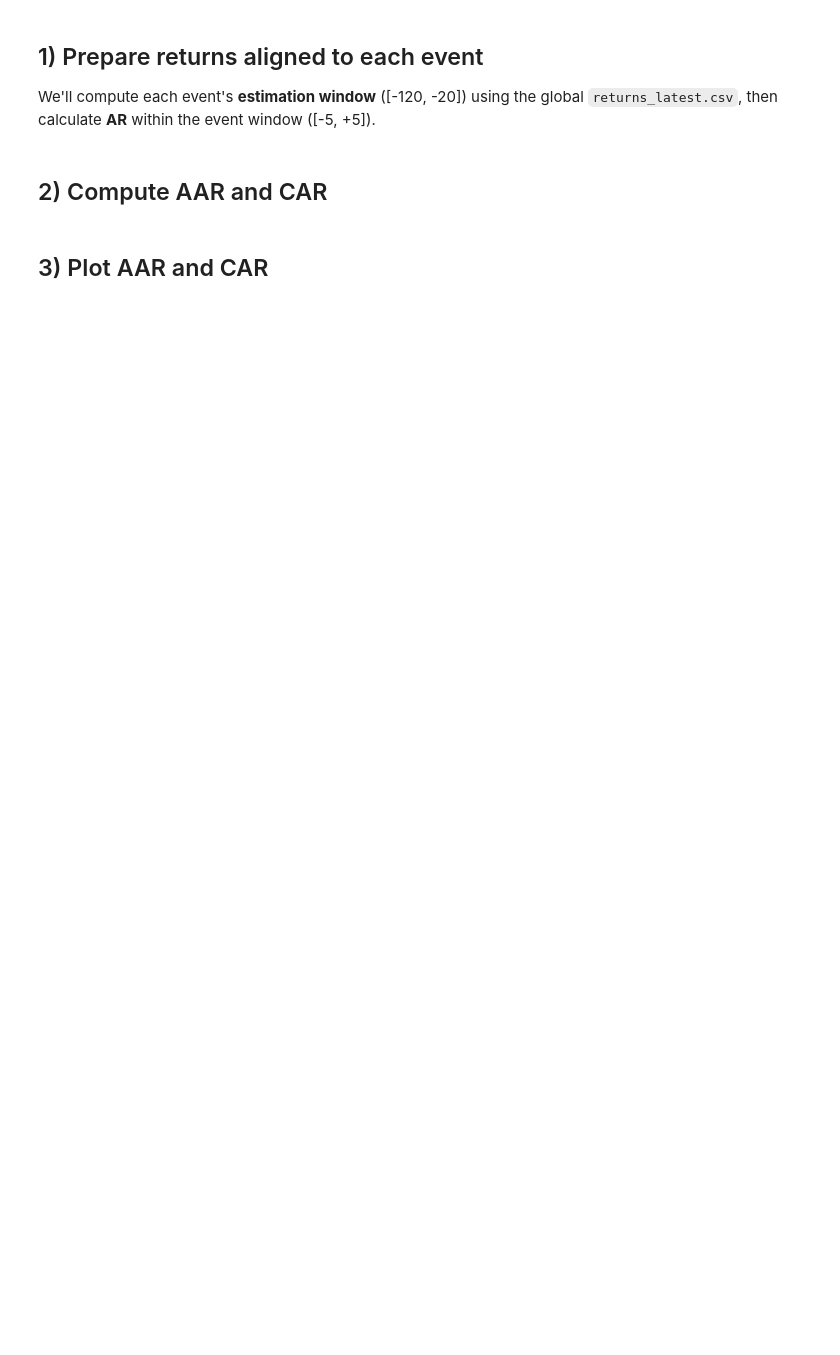
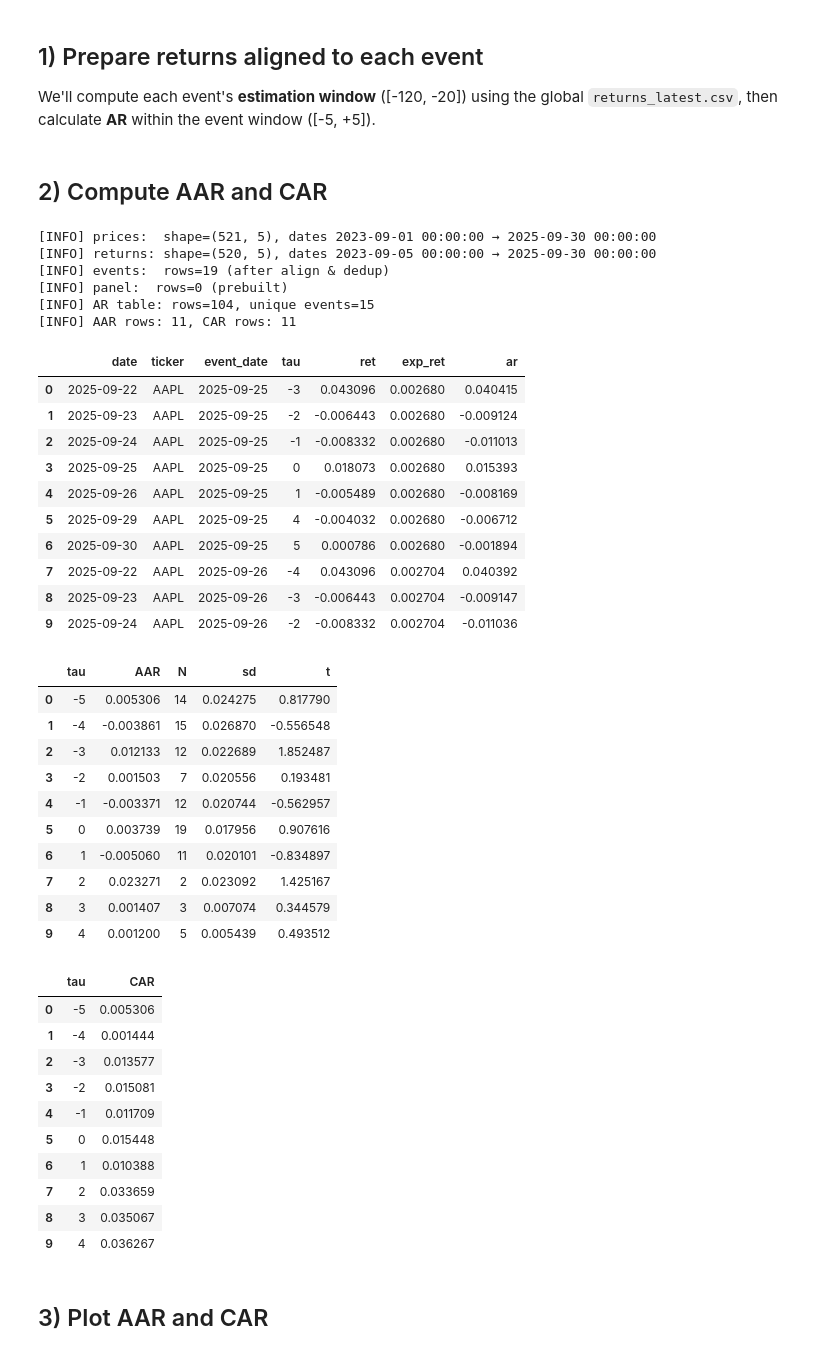
Before and after one commit to Joseph20041118/data-science-projects, a Jupyter notebook: data-science-projects-starter/data-science-projects/esg-stock-event-study/event_study.ipynb, the cells around one changed output. Drawn from its saved outputs; the diff is of its cells as text; code cells hidden in the pictures; blank space fills up the shorter version.

```diff
--- a/data-science-projects-starter/data-science-projects/esg-stock-event-study/event_study.ipynb
+++ b/data-science-projects-starter/data-science-projects/esg-stock-event-study/event_study.ipynb
@@ -100,16 +223,69 @@ event_ar.head(), event_ar["ticker"].nunique(), events.shape[0]
 # %% [markdown]
 ## 2) Compute AAR and CAR
 # %%
-def aggregate_aar_car(event_ar_df):
-    aar = event_ar_df.groupby("tau", as_index=False)["ar"].mean().sort_values("tau")
-    aar.rename(columns={"ar":"AAR"}, inplace=True)
+# Load data bundle
+prices, returns, events, panel = load_latest_bundle()
 
-    car = aar.copy()
-    car["CAR"] = car["AAR"].cumsum()
-    return aar, car
+# Build per-event abnormal returns table
+event_ar = build_event_ar_table(
+    returns_df=returns,
+    events_df=events,
+    evt_win=EVT_WIN,
+    align_method="next",   # align event_date to the next trading day
+)
 
-aar, car = aggregate_aar_car(event_ar)
-aar.head(), car.head()
+# Aggregate AAR / CAR (+ t-stats)
+aar, car = aggregate_aar_car_with_t(event_ar)
+
+# Quick logs
+uniq_events = event_ar[["ticker","event_date"]].drop_duplicates().shape[0] if not event_ar.empty else 0
+print(f"[INFO] AR table: rows={len(event_ar)}, unique events={uniq_events}")
+print(f"[INFO] AAR rows: {len(aar)}, CAR rows: {len(car)}")
+
+# Peek tables
+display(event_ar.head(10))
+display(aar.head(10))
+display(car.head(10))
+# %% [output]
+[INFO] prices:  shape=(521, 5), dates 2023-09-01 00:00:00 → 2025-09-30 00:00:00
+[INFO] returns: shape=(520, 5), dates 2023-09-05 00:00:00 → 2025-09-30 00:00:00
+[INFO] events:  rows=19 (after align & dedup)
+[INFO] panel:  rows=0 (prebuilt)
+[INFO] AR table: rows=104, unique events=15
+[INFO] AAR rows: 11, CAR rows: 11
+|  | date | ticker | event_date | tau | ret | exp_ret | ar |
+| 0 | 2025-09-22 | AAPL | 2025-09-25 | -3 | 0.043096 | 0.002680 | 0.040415 |
+| 1 | 2025-09-23 | AAPL | 2025-09-25 | -2 | -0.006443 | 0.002680 | -0.009124 |
+| 2 | 2025-09-24 | AAPL | 2025-09-25 | -1 | -0.008332 | 0.002680 | -0.011013 |
+| 3 | 2025-09-25 | AAPL | 2025-09-25 | 0 | 0.018073 | 0.002680 | 0.015393 |
+| 4 | 2025-09-26 | AAPL | 2025-09-25 | 1 | -0.005489 | 0.002680 | -0.008169 |
+| 5 | 2025-09-29 | AAPL | 2025-09-25 | 4 | -0.004032 | 0.002680 | -0.006712 |
+| 6 | 2025-09-30 | AAPL | 2025-09-25 | 5 | 0.000786 | 0.002680 | -0.001894 |
+| 7 | 2025-09-22 | AAPL | 2025-09-26 | -4 | 0.043096 | 0.002704 | 0.040392 |
+| 8 | 2025-09-23 | AAPL | 2025-09-26 | -3 | -0.006443 | 0.002704 | -0.009147 |
+| 9 | 2025-09-24 | AAPL | 2025-09-26 | -2 | -0.008332 | 0.002704 | -0.011036 |
+|  | tau | AAR | N | sd | t |
+| 0 | -5 | 0.005306 | 14 | 0.024275 | 0.817790 |
+| 1 | -4 | -0.003861 | 15 | 0.026870 | -0.556548 |
+| 2 | -3 | 0.012133 | 12 | 0.022689 | 1.852487 |
+| 3 | -2 | 0.001503 | 7 | 0.020556 | 0.193481 |
+| 4 | -1 | -0.003371 | 12 | 0.020744 | -0.562957 |
+| 5 | 0 | 0.003739 | 19 | 0.017956 | 0.907616 |
+| 6 | 1 | -0.005060 | 11 | 0.020101 | -0.834897 |
+| 7 | 2 | 0.023271 | 2 | 0.023092 | 1.425167 |
+| 8 | 3 | 0.001407 | 3 | 0.007074 | 0.344579 |
+| 9 | 4 | 0.001200 | 5 | 0.005439 | 0.493512 |
+|  | tau | CAR |
+| 0 | -5 | 0.005306 |
+| 1 | -4 | 0.001444 |
+| 2 | -3 | 0.013577 |
+| 3 | -2 | 0.015081 |
+| 4 | -1 | 0.011709 |
+| 5 | 0 | 0.015448 |
+| 6 | 1 | 0.010388 |
+| 7 | 2 | 0.033659 |
+| 8 | 3 | 0.035067 |
+| 9 | 4 | 0.036267 |
 # %% [markdown]
 ## 3) Plot AAR and CAR
 # %%
```
Also changed, not shown: parts of 5 cells of this notebook, 2 other files.
